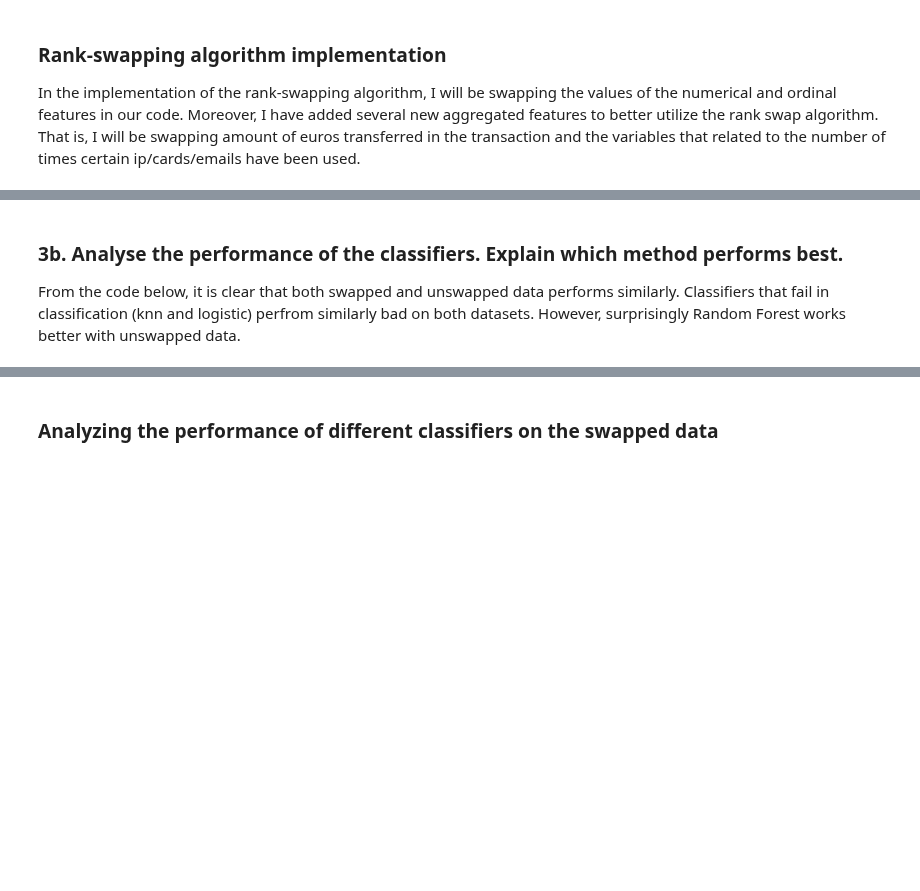
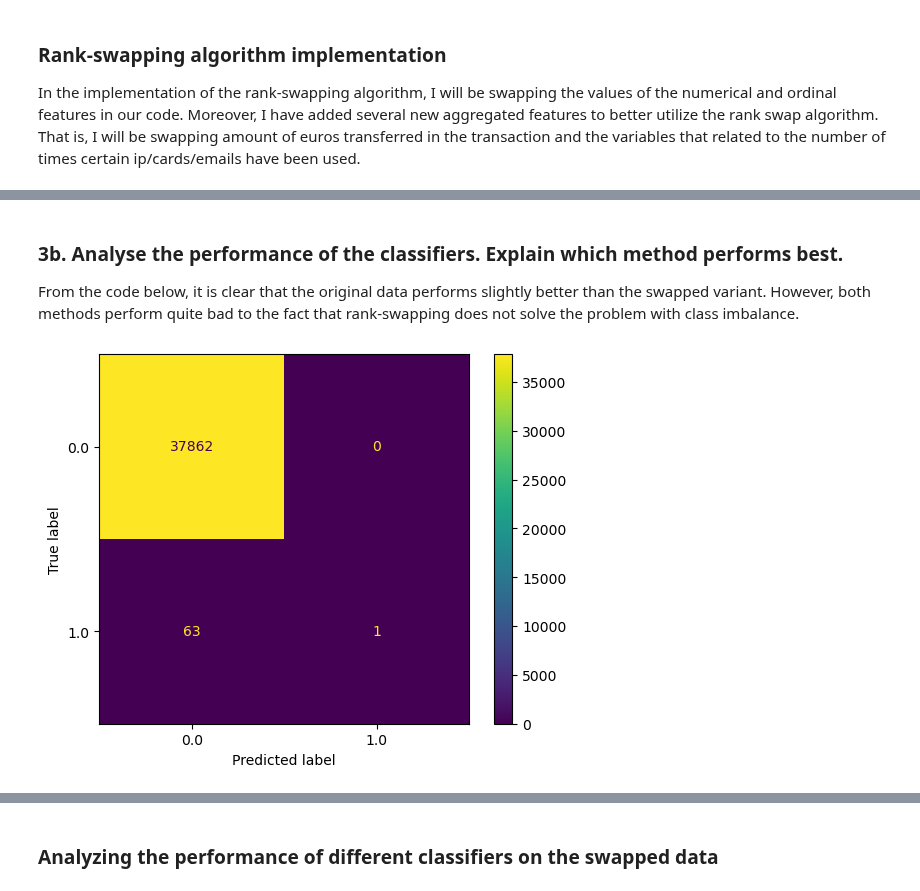
Before and after one commit to kbaran1998/CS4035-cyber-data, a Jupyter notebook: lab1/Lab1_Michal_Okon.ipynb, the cells around one changed output, grey strips where cells are left out. Cells and saved outputs as stored; diff of their text form; code cells hidden in the pictures; blank space fills up the shorter version.

Commit message:
Update rank_swap

```diff
--- a/lab1/Lab1_Michal_Okon.ipynb
+++ b/lab1/Lab1_Michal_Okon.ipynb
@@ -413,42 +250,32 @@ FileNotFoundError: [Errno 2] No such file or directory: 'C:\\Users\\micha\\Docum
 # %%
-from sklearn.model_selection import train_test_split
+# Clean and encode the data
+cleaned_data_df = clean_data(data_df)
+engineered_data_df = engineer_ordinal_features(cleaned_data_df.copy())
+transformed_data_df = encode_data(engineered_data_df.copy())
 
-def conv(row, data_conv=date(2023, 1, 2)):
-    c = CurrencyConverter()
-    return c.convert(row['amount'], row['currencycode'], 'EUR', date=data_conv)
-
-# Regular pipeline
-pipeline = Pipeline([
-    ('custom_transform', CustomDataTransformer(conv, feature_engineering_func=None,
-                                               columns_to_scale=['issuercountrycode', 'txvariantcode', 'bin', 'currencycode',
-       'shoppercountrycode', 'shopperinteraction',
-       'cardverificationcodesupplied', 'cvcresponsecode', 'accountcode',
-       'label', 'amount_eur', 'countries_equal', 'currency_equal',
-       'card_email_count', 'card_ip_count', 'email_card_count',
-       'ip_card_count', 'email_ip_count', 'ip_email_count', 'card_count',
-       'email_count', 'ip_count', 'bin_count'])),  # apply the custom function
-])
-pipeline = pipeline.fit(data_df)
-# Fit the pipeline
-transformed_data_df = pipeline.transform(data_df)
+# Split back into the train and test dataframes
 transformed_train_data_df = transformed_data_df[transformed_data_df['is_train'] == 1].copy()
 transformed_train_data_df.drop(['is_train'], axis=1, inplace=True)
 transformed_test_data_df = transformed_data_df[transformed_data_df['is_train'] == 0].copy()
 transformed_test_data_df.drop(['is_train'], axis=1, inplace=True)
 transformed_test_data_df.drop(['label'], axis=1, inplace=True)
 
+# Perform swapping
+df_swapped = rank_swap_custom(transformed_train_data_df.copy(),
+                              features_to_swap=["amount_eur", 'card_email_count', 'card_ip_count', 'email_card_count',
+                                                'ip_card_count', 'email_ip_count', 'ip_email_count', 'card_count',
+                                                'email_count', 'ip_count'], swap_range=0.05)
 
-# Perform swapping
-df_swapped = rank_swap_custom(transformed_train_data_df.copy(), features_to_swap=["amount_eur", 'card_email_count', 'card_ip_count', 'email_card_count',
-       'ip_card_count', 'email_ip_count', 'ip_email_count', 'card_count',
-       'email_count', 'ip_count'], swap_range=0.05)
-transformed_train_data_df.head()
+# Split the data into train and test sets for training purposes
 X = transformed_train_data_df.drop(['label'], axis=1)
 y = transformed_train_data_df['label']
 
 train_test_pairs = train_test_split(X, y, test_size=0.2, random_state=42)
 
+# Split the swapped data into train and test sets for training purposes
 X_swapped = df_swapped.drop(['label'], axis=1)
 y_swapped = df_swapped['label']
 
 train_test_pairs_swapped = train_test_split(X_swapped, y_swapped, test_size=0.2, random_state=42)
+
+transformed_train_data_df.head(20)
@@ -455,13 +302,12 @@ train_test_pairs_swapped = train_test_split(X_swapped, y_swapped, test_size=0.2,
 # %% [markdown]
 ### 3b. Analyse the performance of the classifiers. Explain which method performs best.
-From the code below, it is clear that both swapped and unswapped data performs similarly. Classifiers that fail in classification (knn and logistic) perfrom similarly bad on both datasets. However, surprisingly Random Forest works better with unswapped data.
+From the code below, it is clear that the original data performs slightly better than the swapped variant. However, both methods perform quite bad to the fact that rank-swapping does not solve the problem with class imbalance.
 # %%
-# Import knn classifier
-from sklearn.neighbors import KNeighborsClassifier
-
 # KNN
 knn_classifier = KNeighborsClassifier(n_neighbors=10, weights='distance', n_jobs=-1)
-knn_fpr, knn_tpr, knn_roc_auc, _ = train_classifier_and_plot(
+knn_fpr, knn_tpr, knn_roc_auc, _ = train_and_plot_classifiers(
     knn_classifier, train_test_pairs
 )
+# %% [output]
+[figure, added]
 # %%
```
Also changed, not shown: parts of 26 cells of this notebook.
